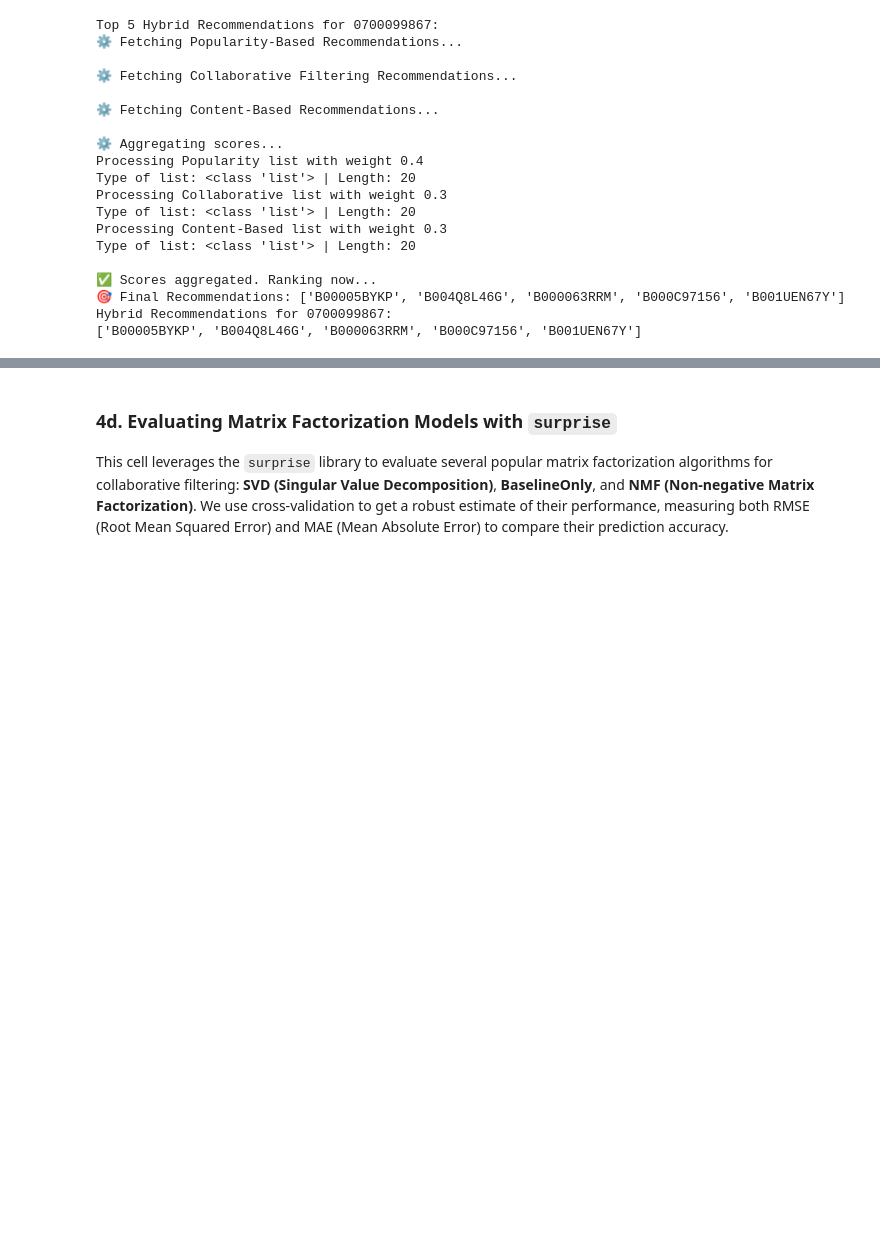
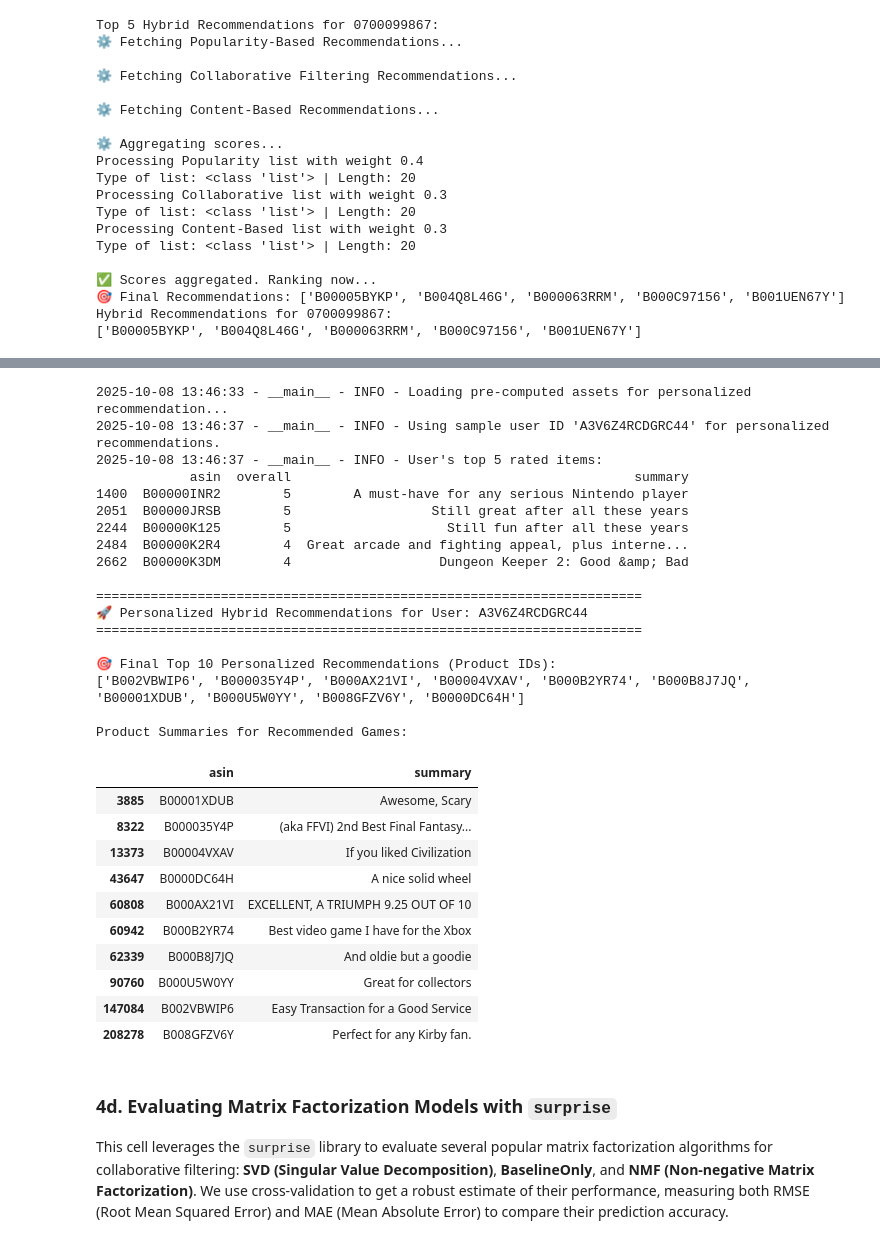
Before and after one commit to KBhardwaj-007/Product-Recommendation-System, a Jupyter notebook: Product_Recommendation_System.ipynb, the cells around one changed output, grey strips where cells are left out. Cells and saved outputs as stored; diff of their text form; code cells hidden in the pictures; blank space fills up the shorter version.

```diff
--- a/Product_Recommendation_System.ipynb
+++ b/Product_Recommendation_System.ipynb
@@ -1102,3 +1236,82 @@ Hybrid Recommendations for 0700099867:
+# %%
+import sys
+sys.path.append("/content/drive/My Drive/Colab Notebooks/Product_Recommendation/src")
+
+from hybrid_personalized import hybrid_personalized_recommender
+
+# --- Load all necessary components ---
+logger.info("Loading pre-computed assets for personalized recommendation...")
+try:
+    df = joblib.load("/content/drive/My Drive/Colab Notebooks/Product_Recommendation/data/cleaned_reviews.joblib")
+    svd_model = joblib.load("/content/drive/My Drive/Colab Notebooks/Product_Recommendation/data/svd_model.joblib")
+    cf_sim_df = joblib.load("/content/drive/My Drive/Colab Notebooks/Product_Recommendation/data/cf_sim_df.joblib")
+    tfidf_matrix = joblib.load("/content/drive/My Drive/Colab Notebooks/Product_Recommendation/data/tfidf_matrix.joblib")
+    all_products = joblib.load("/content/drive/My Drive/Colab Notebooks/Product_Recommendation/data/all_products.joblib")
+except FileNotFoundError as e:
+    logger.error(f"Missing essential file: {e}. Ensure Step 1 and previous steps ran successfully.")
+    raise
+
+# --- Select a test user (who has actually rated items) ---
+# Select the most active reviewer from the previous EDA
+sample_user = df['reviewerID'].value_counts().index[0]
+logger.info(f"Using sample user ID '{sample_user}' for personalized recommendations.")
+logger.info(f"User's top 5 rated items:\n{df[df['reviewerID'] == sample_user][['asin', 'overall', 'summary']].head()}")
+
+# --- Run the Personalized Hybrid Recommender ---
+print("\n" + "="*70)
+print(f"🚀 Personalized Hybrid Recommendations for User: {sample_user}")
+print("="*70)
+
+personalized_recs = hybrid_personalized_recommender(
+    df,
+    sample_user,
+    svd_model,
+    cf_sim_df,
+    tfidf_matrix,
+    all_products,
+    alpha=0.5, # SVD Prediction (CF) is the most personalized component
+    beta=0.3, # Popularity
+    gamma=0.2, # Content-Based (based on user's best game)
+    top_n=10
+)
+
+print("\n🎯 Final Top 10 Personalized Recommendations (Product IDs):")
+print(personalized_recs)
+
+# Retrieve product information for better presentation
+recommended_products_info = df[df['asin'].isin(personalized_recs)].drop_duplicates(subset=['asin'])[['asin', 'summary']]
+print("\nProduct Summaries for Recommended Games:")
+display(recommended_products_info.head(10))
+# %% [output]
+2025-10-08 13:46:33 - __main__ - INFO - Loading pre-computed assets for personalized recommendation...
+2025-10-08 13:46:37 - __main__ - INFO - Using sample user ID 'A3V6Z4RCDGRC44' for personalized recommendations.
+2025-10-08 13:46:37 - __main__ - INFO - User's top 5 rated items:
+            asin  overall                                            summary
+1400  B00000INR2        5        A must-have for any serious Nintendo player
+2051  B00000JRSB        5                  Still great after all these years
+2244  B00000K125        5                    Still fun after all these years
+2484  B00000K2R4        4  Great arcade and fighting appeal, plus interne...
+2662  B00000K3DM        4                   Dungeon Keeper 2: Good &amp; Bad
+
+======================================================================
+🚀 Personalized Hybrid Recommendations for User: A3V6Z4RCDGRC44
+======================================================================
+
+🎯 Final Top 10 Personalized Recommendations (Product IDs):
+['B002VBWIP6', 'B000035Y4P', 'B000AX21VI', 'B00004VXAV', 'B000B2YR74', 'B000B8J7JQ', 'B00001XDUB', 'B000U5W0YY', 'B008GFZV6Y', 'B0000DC64H']
+
+Product Summaries for Recommended Games:
+|  | asin | summary |
+| 3885 | B00001XDUB | Awesome, Scary |
+| 8322 | B000035Y4P | (aka FFVI) 2nd Best Final Fantasy... |
+| 13373 | B00004VXAV | If you liked Civilization |
+| 43647 | B0000DC64H | A nice solid wheel |
+| 60808 | B000AX21VI | EXCELLENT, A TRIUMPH 9.25 OUT OF 10 |
+| 60942 | B000B2YR74 | Best video game I have for the Xbox |
+| 62339 | B000B8J7JQ | And oldie but a goodie |
+| 90760 | B000U5W0YY | Great for collectors |
+| 147084 | B002VBWIP6 | Easy Transaction for a Good Service |
+| 208278 | B008GFZV6Y | Perfect for any Kirby fan. |
 # %% [markdown]
 ### 4d. Evaluating Matrix Factorization Models with `surprise`
 
```
Also changed, not shown: parts of 49 cells of this notebook.
